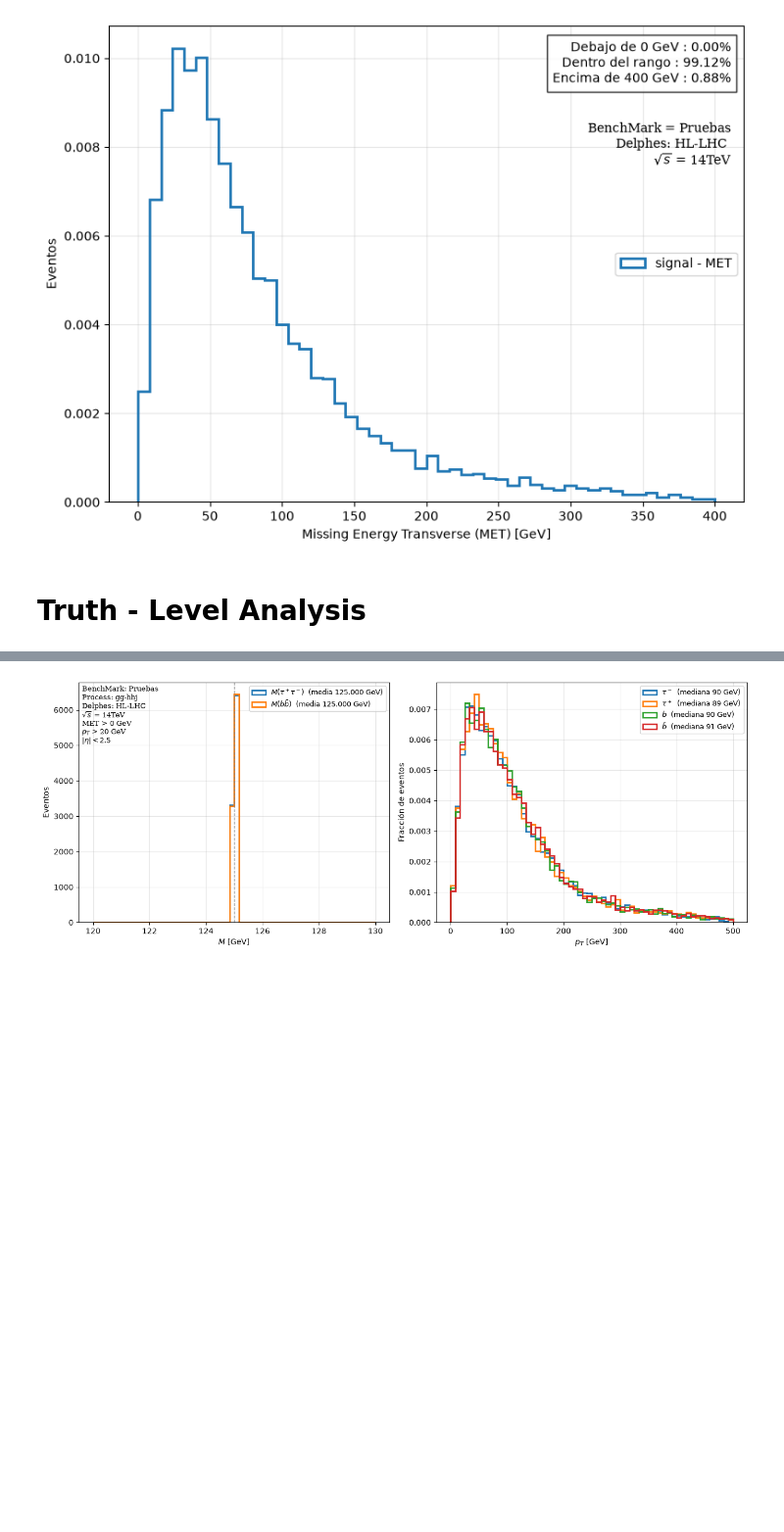
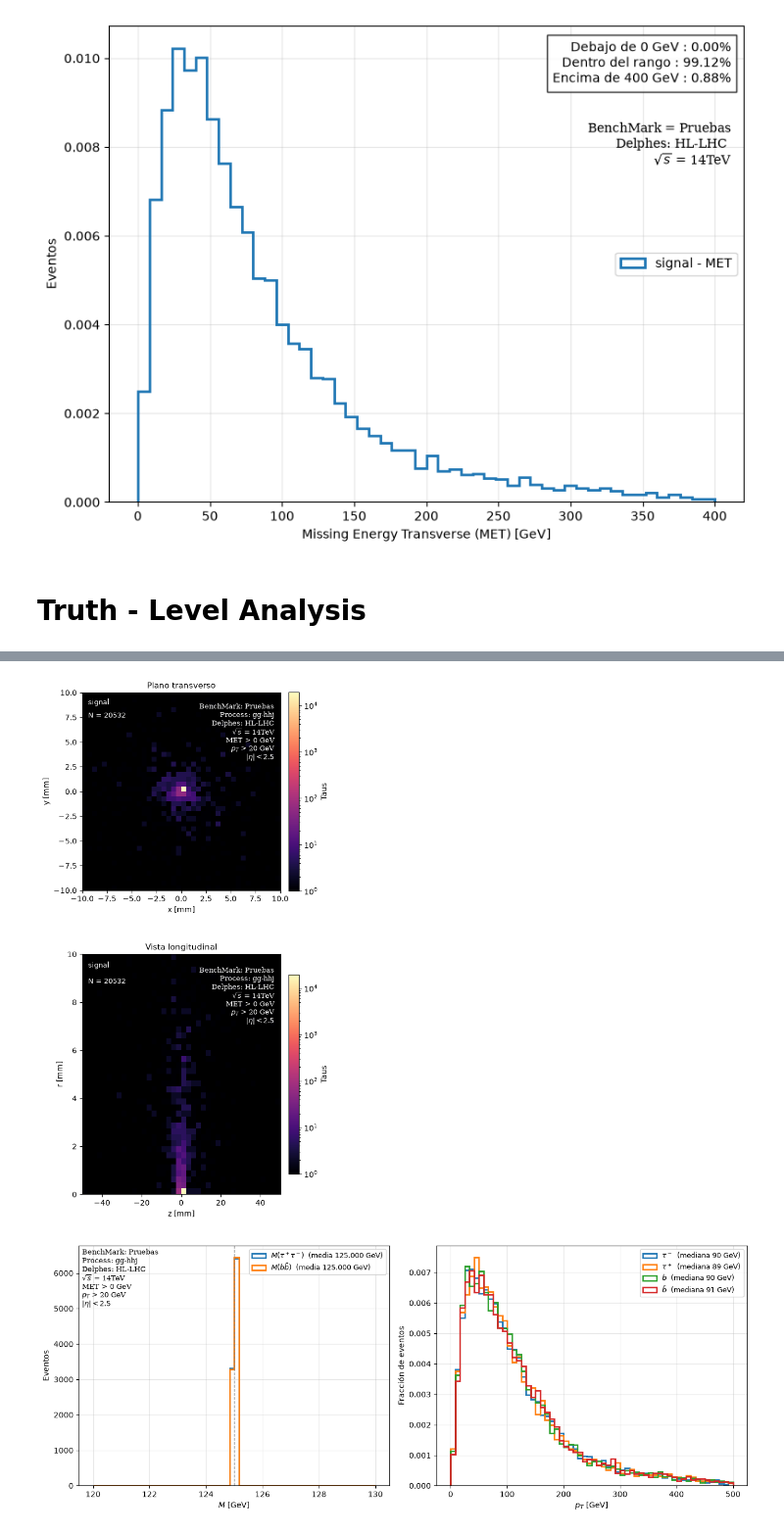
Before and after one commit to Genarobarco/diHiggs-Project, a Jupyter notebook: RecAnalysis/Rec_Onlyfile.ipynb, the cells around one changed output, grey strips where cells are left out. Shown at 98% size. Saved outputs shown, nothing was run; the diff lists cells and outputs as text; code cells hidden in the pictures; blank space fills up the shorter version.

```diff
--- a/RecAnalysis/Rec_Onlyfile.ipynb
+++ b/RecAnalysis/Rec_Onlyfile.ipynb
@@ -391,3 +398,55 @@ for key, taus in TwoTaus_gen.items():
+# %%
+keys = list(TwoTaus_gen.keys())
+ncols = len(keys)
+
+fig, axes = plt.subplots(2, ncols, figsize=(5.5*ncols, 11), squeeze=False)
+
+for c, key in enumerate(keys):
+    taus = TwoTaus_gen[key]
+    X = ak.to_numpy(ak.flatten(taus.vx))
+    Y = ak.to_numpy(ak.flatten(taus.vy))
+    Z = ak.to_numpy(ak.flatten(taus.vz))
+    R = np.sqrt(X**2 + Y**2)
+
+    # --- fila 0: plano transverso x-y ---
+    ax = axes[0, c]
+    h = ax.hist2d(X, Y, bins=40, range=[[-10, 10], [-10, 10]],
+                  cmap="magma", norm=LogNorm(), cmin=1)
+    ax.set_facecolor("black"); ax.grid(False)
+    ax.set_xlabel("x [mm]")
+    ax.set_aspect("equal")
+    ax.set_title(f"Plano transverso", fontsize=11)
+    ax.text(0.03, 0.9, f"N = {len(X)}", transform=ax.transAxes,
+            ha="left", va="top", fontsize=9, color="white")
+    ax.text(0.03, 0.97, f"{key}", transform=ax.transAxes,
+                    ha="left", va="top", fontsize=9, color="white")
+    ax.text(0.97, 0.95, Data_text_ID_jets, ha="right", va="top",
+             fontsize=9, family="DejaVu Serif", color = "white", transform=ax.transAxes)
+    fig.colorbar(h[3], ax=ax, label="Taus", fraction=0.046, pad=0.04)
+
+    # --- fila 1: vista longitudinal z-r ---
+    ax = axes[1, c]
+    h = ax.hist2d(Z, R, bins=40, range=[[-50, 50], [0, 10]],
+                  cmap="magma", norm=LogNorm(), cmin=1)
+    ax.set_facecolor("black"); ax.grid(False)
+    ax.set_xlabel("z [mm]")
+    ax.set_title("Vista longitudinal", fontsize=11)
+    ax.text(0.03, 0.97, f"{key}", transform=ax.transAxes,
+                ha="left", va="top", fontsize=9, color="white")
+    ax.text(0.03, 0.9, f"N = {len(Z)}", transform=ax.transAxes,
+            ha="left", va="top", fontsize=9, color="white")
+    ax.text(0.97, 0.95, Data_text_ID_jets, ha="right", va="top",
+                 fontsize=9, family="DejaVu Serif", color = "white", transform=ax.transAxes)
+    fig.colorbar(h[3], ax=ax, label="Taus", fraction=0.046, pad=0.04)
+
+axes[0, 0].set_ylabel("y [mm]")
+axes[1, 0].set_ylabel("r [mm]")
+
+fig.tight_layout(rect=(0, 0, 1, 0.96))
+fig.savefig(f"{selected_data_folder_path_truth}/Tau_vertex_2D.png", dpi=300)
+plt.show()
+# %% [output]
+[figure, added]
 # %%
 def Truth_particles(gen):
     m1_safe = ak.where(gen.m1 >= 0, gen.m1, 0)
```
Also changed, not shown: parts of 1 cell of this notebook, 36 other files.
